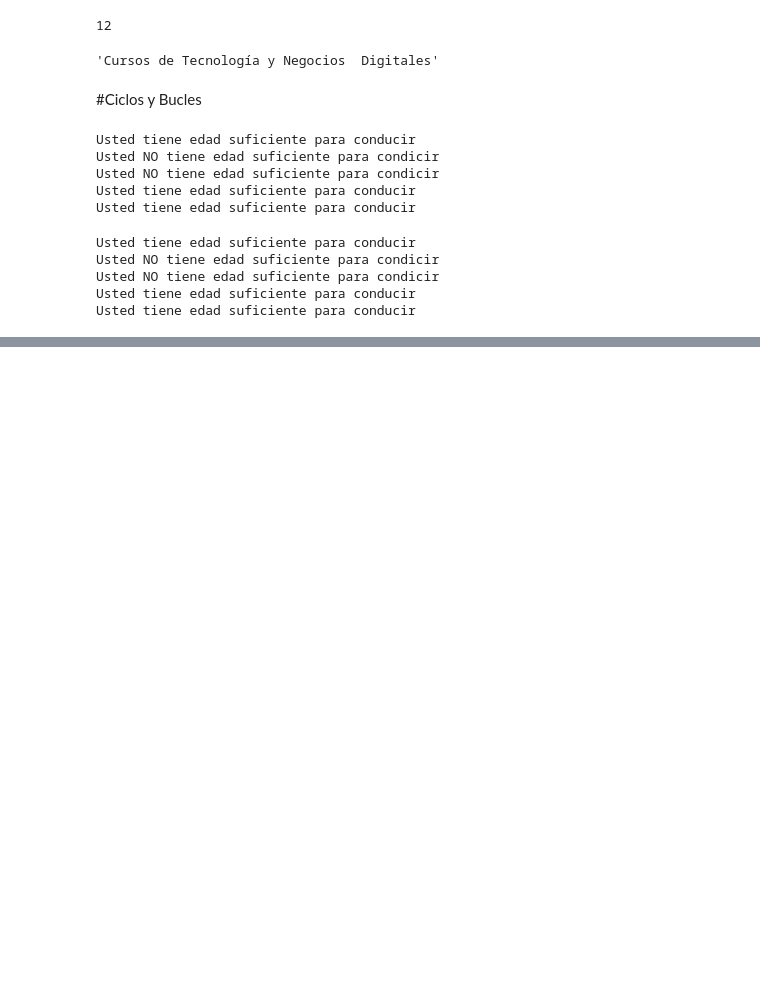
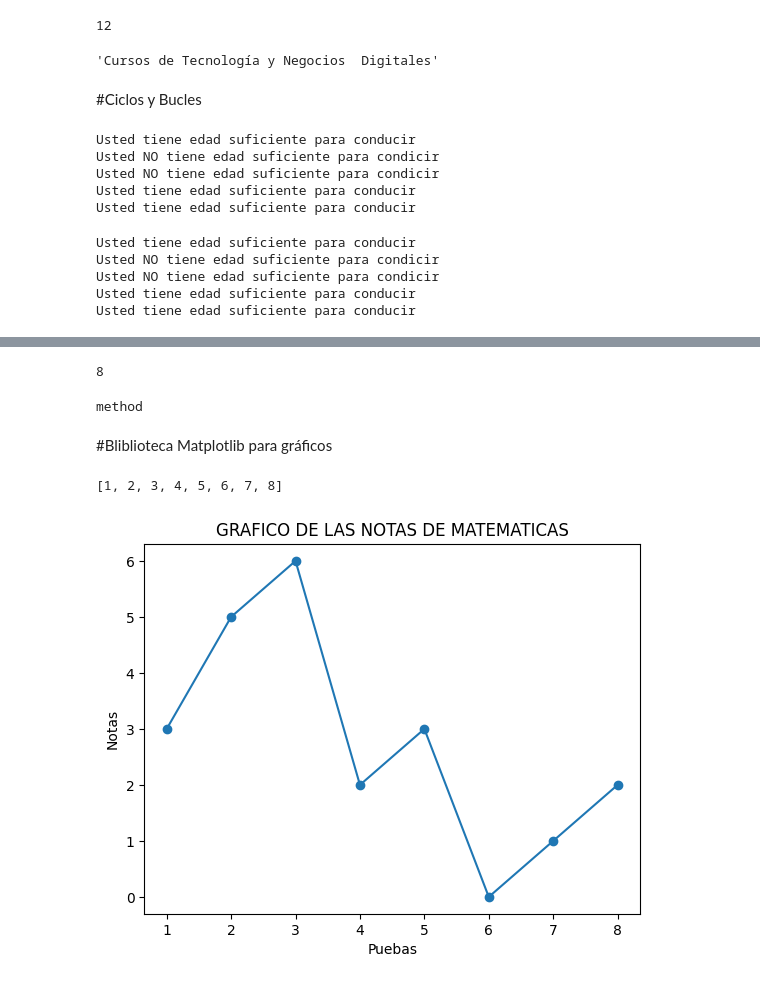
Before and after one commit to MarcosMza/python-ds-intro, a Jupyter notebook: Python_para_Ds_Introducción.ipynb, the cells around one changed output, grey strips where cells are left out. Saved outputs shown, nothing was run; the diff lists cells and outputs as text; code cells hidden in the pictures; blank space fills up the shorter version.

```diff
--- a/Python_para_Ds_Introducción.ipynb
+++ b/Python_para_Ds_Introducción.ipynb
@@ -269,0 +395,8 @@ Usted tiene edad suficiente para conducir
+# %%
+#para no tenes que estar ejecutando tantas veces, aplicamos un ciclo for asi el bucle lo hace solo
+notas_matematicas = []
+# -seed- con esta semilla se le da la orden de generar numeros aleatorios pero siempre los mismos
+seed(8)
+#en el range lo que le estamos piendiendo que solo se ejecute 6 veces el ciclo
+for notas in range(8):
+  notas_matematicas.append(randrange(0,11))
@@ -269,0 +408,14 @@ Usted tiene edad suficiente para conducir
+# %%
+# -len- funcion primitiva de python que nos da el tamaño de la lista, cantidad de elementos
+len(notas_matematicas)
+# %% [output]
+8
+# %%
+#Para ver el tipo de randrange utilizamos la función type
+#donde vamos a ver que nos dice que es un 'metodo' de una bilioteca
+from random import randrange
+type(randrange)
+# %% [output]
+method
+# %% [markdown]
+#Bliblioteca Matplotlib para gráficos
@@ -269,0 +425,20 @@ Usted tiene edad suficiente para conducir
+# %%
+#generamos una lista con 8 numeros para el eje 'x'
+#por lo que tenemos 8 notas la cuales estan designadas para el eje 'y'
+list(range(1,9))
+# %% [output]
+[1, 2, 3, 4, 5, 6, 7, 8]
+# %%
+x = list(range(1,9))
+y = notas_matematicas
+#llamamos a la bibliteca matplotlib (plt), y utilizamos la función 'plot' para graficar
+plt.plot(x,y, marker = 'o')# -marker- es un marcador o la bolita que marca las notas
+#utilizamos la función 'title' para colocar el nombre al gráfico
+plt.title('GRAFICO DE LAS NOTAS DE MATEMATICAS')
+#para colocarle nombre a los ejes x,y
+plt.xlabel('Puebas')
+plt.ylabel('Notas')
+#utilizamos la función show para que el titulo no salga repetido y solo salga el designado anteriormente
+plt.show()
+# %% [output]
+[figure, added]
```
Also changed, not shown: parts of 24 cells of this notebook.
